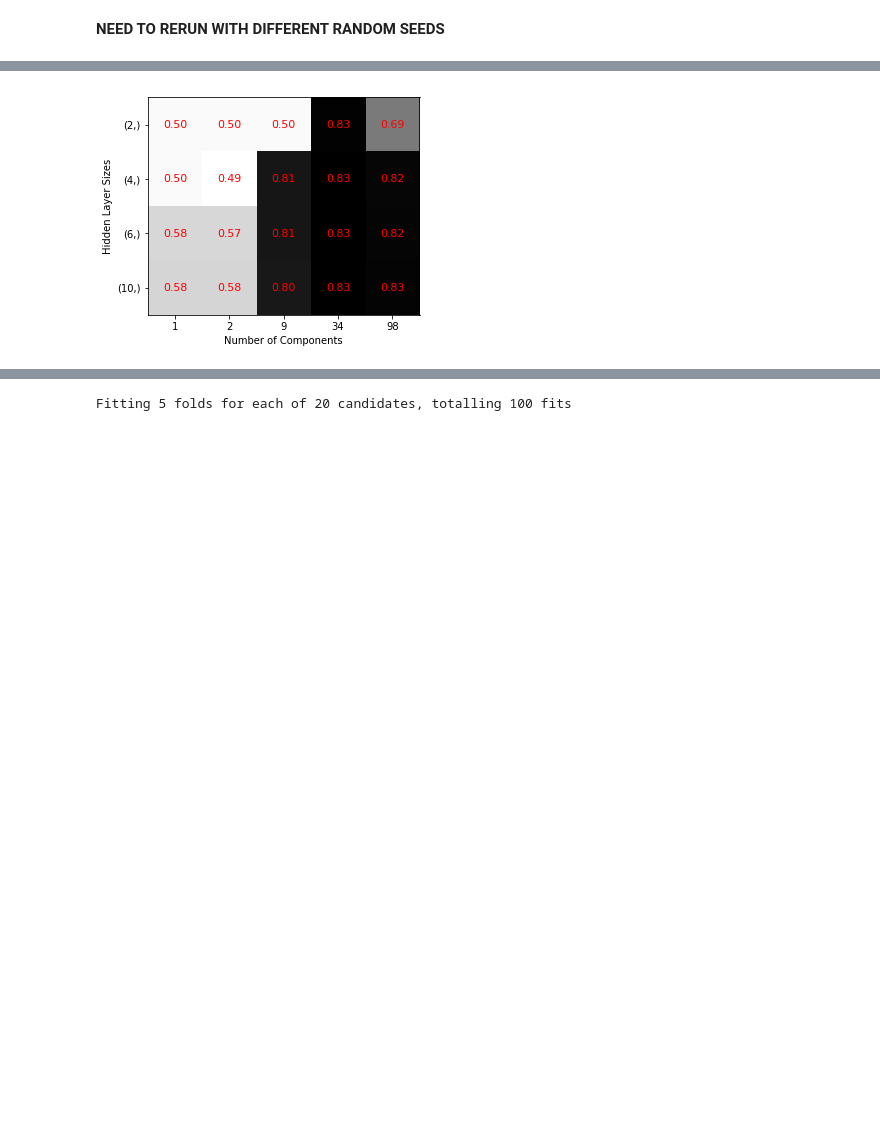
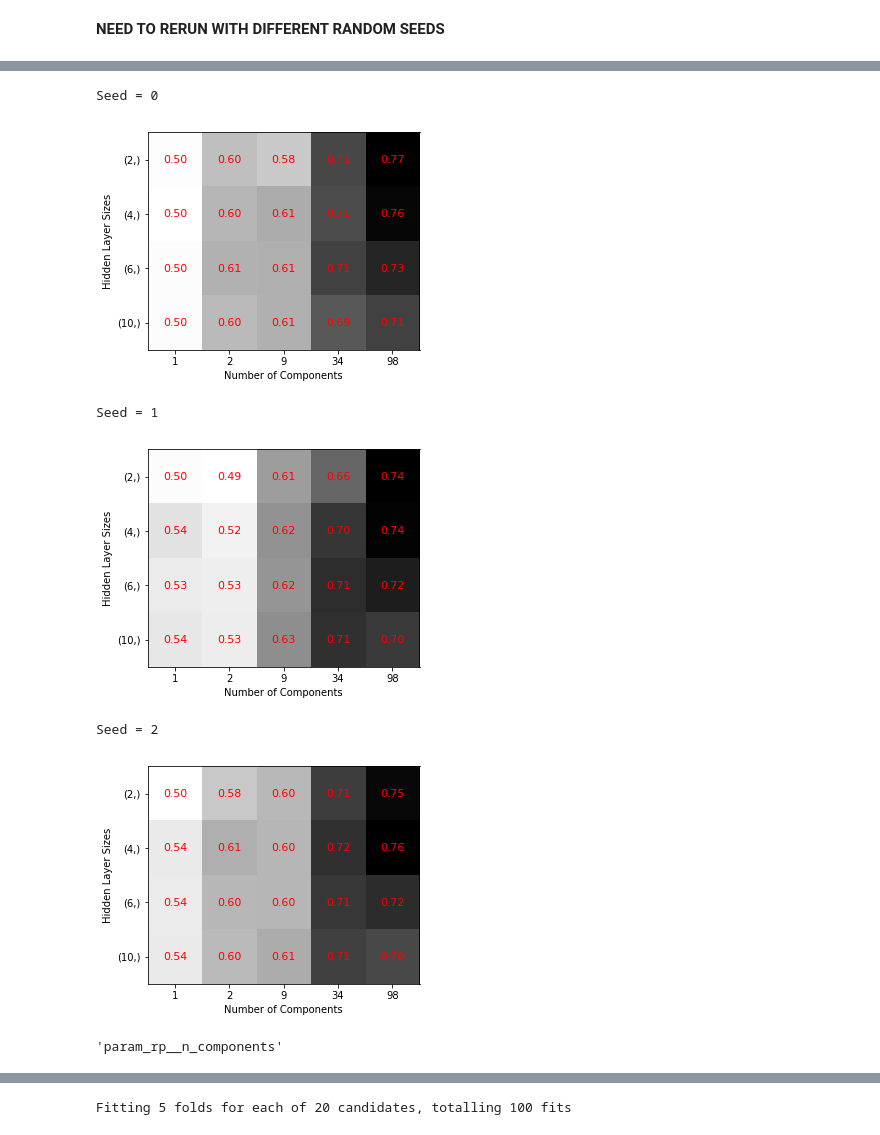
Before and after one commit to scribby182/GT-CS-7641-Assignment-3, a Jupyter notebook: quickdraw_RP.ipynb, the cells around one changed output, grey strips where cells are left out. Drawn from its saved outputs; the diff is of its cells as text; code cells hidden in the pictures; blank space fills up the shorter version.

```diff
--- a/quickdraw_RP.ipynb
+++ b/quickdraw_RP.ipynb
@@ -124,14 +168,23 @@ for seed in seeds:
 # %%
-x_variable = "param_ica__n_components"
-y_variable = f"param_{dim_red_name}__hidden_layer_sizes"
+x_variable = f"param_{dim_red_name}__n_components"
+y_variable = f"param_mlp__hidden_layer_sizes"
 z_variable = "mean_test_score"
 
 for seed in seeds:
-    print("Seed = {seed}")
+    print(f"Seed = {seed}")
     df_to_heatmap(sweep_results[seed]['results'], x_variable, y_variable, z_variable, fontsize=11, xlabel='Number of Components', ylabel='Hidden Layer Sizes')
     plt.show()
 # %% [output]
+Seed = 0
-[figure, old version]
+[figure, new version]
+Seed = 1
+[figure, added]
+Seed = 2
+[figure, added]
+# %%
+x_variable
+# %% [output]
+'param_rp__n_components'
 # %%
 x_variable = f"param_{dim_red_name}__n_components"
 z_variable = "mean_test_score"
```
Also changed, not shown: parts of 2 cells of this notebook, 2 other files.
